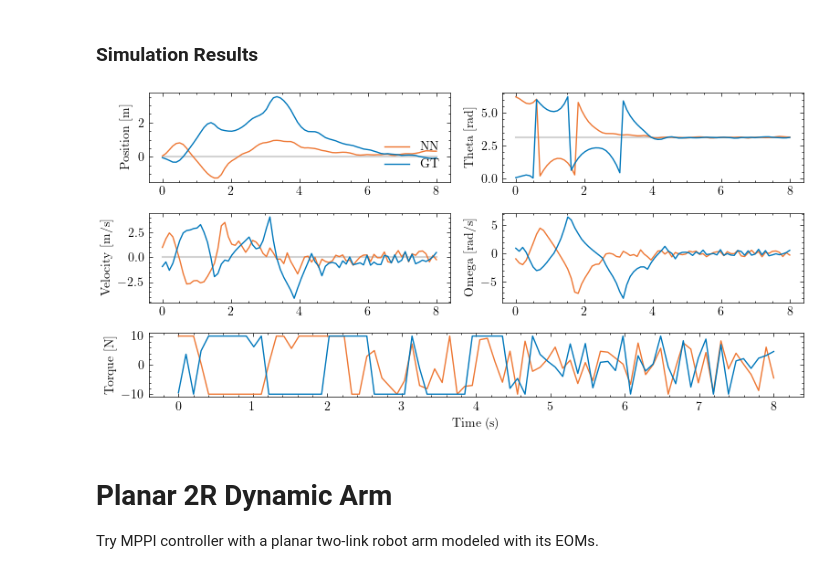
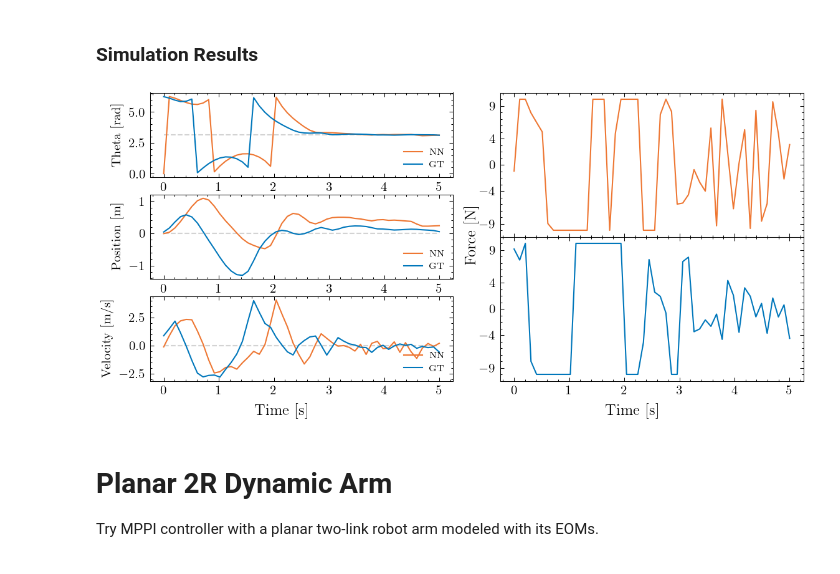
Before and after one commit to micahreich/mppi-neural-dynamics, a Jupyter notebook: control/MPPI_NNPlayground.ipynb, the cells around one changed output. Saved outputs shown, nothing was run; the diff lists cells and outputs as text; code cells hidden in the pictures.

```diff
--- a/control/MPPI_NNPlayground.ipynb
+++ b/control/MPPI_NNPlayground.ipynb
@@ -232,7 +221,7 @@ HORIZON_LENGTH=10
 EXPLORATION_COV=np.diag([10.0 ** 2])
 EXPLORATION_LAMBDA=2e3
 ALPHA_MU=0.1
-ALPHA_SIGMA=0.95
+ALPHA_SIGMA=0.985
 TERMINAL_COST=terminal_cost
 STATE_COST=state_cost
 CONTROL_RANGE={"min": cartpole.u_lo, "max": cartpole.u_hi}
@@ -273,11 +262,11 @@ Test the MPPI controller on a cartpole swing-up task using the neural network dy
 ### Simulation Definition
 # %%
 CARTPOLE_INITIAL_STATE = np.array([0.0, 0.0, np.radians(0.0), 0.0])
-CARTPOLE_SIMULATION_LENGTH = 8
+CARTPOLE_SIMULATION_LENGTH = 5
 
 nn_cartpole_env = Simulator(cartpole, controller=nn_cartpole_controller)
 nn_cartpole_states, nn_cartpole_controls, cartpole_time = nn_cartpole_env.run(simulation_length=CARTPOLE_SIMULATION_LENGTH, initial_state=CARTPOLE_INITIAL_STATE,
-                                                   controlled=True, timing=True)
+                                                   debug=False, controlled=True, timing=True)
 
 gt_cartpole_env = Simulator(cartpole, controller=gt_cartpole_controller)
 gt_cartpole_states, gt_cartpole_controls, cartpole_time = gt_cartpole_env.run(simulation_length=CARTPOLE_SIMULATION_LENGTH, initial_state=CARTPOLE_INITIAL_STATE,
@@ -288,46 +276,56 @@ gt_cartpole_states, gt_cartpole_controls, cartpole_time = gt_cartpole_env.run(si
 # %% [markdown]
 ### Simulation Results
 # %%
-# Plot the results
-fig, axd = plt.subplot_mosaic([['pos', 'theta'],
-                               ['vel', 'omega'],
-                               ['tau', 'tau']], figsize=(8, 4), layout="constrained",
-                               gridspec_kw={'height_ratios': [0.7, 0.7, 0.5]})
+fig3 = plt.figure(dpi=150, figsize=(7.5, 4))
+left_fig, right_fig = fig3.subfigures(1, 2)
 
-axd['pos'].plot(cartpole_time, [DESIRED_CARTPOS]*len(cartpole_time),
-                linewidth=1.5, color="lightgrey")
-axd['pos'].plot(cartpole_time, nn_cartpole_states[:, 0], linewidth=1, label="NN")
-axd['pos'].plot(cartpole_time, gt_cartpole_states[:, 0], linewidth=1, label="GT")
-axd['pos'].set(ylabel="Position [m]")
-axd['pos'].legend(loc="lower right")
+left_fig.supxlabel("Time [s]")
+right_fig.supxlabel("Time [s]")
 
-axd['vel'].plot(cartpole_time, [DESIRED_CARTVEL]*len(cartpole_time),
-                linewidth=1.5, color="lightgrey")
-axd['vel'].plot(cartpole_time, nn_cartpole_states[:, 1], linewidth=1, label="NN")
-axd['vel'].plot(cartpole_time, gt_cartpole_states[:, 1], linewidth=1, label="GT")
-axd['vel'].set(ylabel="Velocity [m/s]")
-
-axd['theta'].plot(cartpole_time, [DESIRED_THETA]*len(cartpole_time),
-                  linewidth=1.5, color="lightgrey")
-axd['theta'].plot(cartpole_time, nn_cartpole_states[:, 2], linewidth=1, label="NN")
-axd['theta'].plot(cartpole_time, gt_cartpole_states[:, 2], linewidth=1)
-axd['theta'].set(ylabel="Theta [rad]")
-
-axd['omega'].plot(cartpole_time, nn_cartpole_states[:, 3], linewidth=1, label="NN")
-axd['omega'].plot(cartpole_time, gt_cartpole_states[:, 3], linewidth=1)
-axd['omega'].set(ylabel="Omega [rad/s]")
+gsR = right_fig.add_gridspec(2, 1, hspace=0.0, wspace=0.5)
+right_fig.supylabel("Force [N]")
 
 
-axd['tau'].plot(cartpole_time, nn_cartpole_controls[:, 0], linewidth=1, label="NN")
-axd['tau'].plot(cartpole_time, gt_cartpole_controls[:, 0], linewidth=1)
-axd['tau'].set(ylabel="Torque [N]")
+left_fig.subplots_adjust(right=0.99)
 
-plt.xlabel("Time (s)")
-plt.tight_layout()
 
-fig.savefig("figs/gt_vs_nn_cartpole_swingup.png")
+axR_F_nn = right_fig.add_subplot(gsR[0, :])
+axR_F_gt = right_fig.add_subplot(gsR[1, :])
+
+axR_F_nn.plot(cartpole_time, nn_cartpole_controls[:, 0], linewidth=1, label="NN")
+axR_F_nn.set(yticks=[-9, -4, 0, 4, 9])
+
+axR_F_gt.plot(cartpole_time, gt_cartpole_controls[:, 0], linewidth=1, label="GT", color="#0077bb")
+axR_F_gt.set(yticks=[-9, -4, 0, 4, 9])
+
+ax_theta, ax_pos, ax_vel = left_fig.subplots(3, 1)
+
+ax_theta.plot(cartpole_time, [DESIRED_THETA]*len(cartpole_time), "--",
+                  linewidth=1, color="lightgrey")
+ax_theta.plot(cartpole_time, nn_cartpole_states[:, 2], linewidth=1, label="NN")
+ax_theta.plot(cartpole_time, gt_cartpole_states[:, 2], linewidth=1, label="GT")
+ax_theta.set(ylabel="Theta [rad]")
+ax_theta.legend(loc="lower right", fontsize="7")
+
+
+ax_pos.plot(cartpole_time, [DESIRED_CARTPOS]*len(cartpole_time), "--",
+                linewidth=1, color="lightgrey")
+ax_pos.plot(cartpole_time, nn_cartpole_states[:, 0], linewidth=1, label="NN")
+ax_pos.plot(cartpole_time, gt_cartpole_states[:, 0], linewidth=1, label="GT")
+ax_pos.set(ylabel="Position [m]")
+ax_pos.legend(loc="lower right", fontsize="7")
+
+
+ax_vel.plot(cartpole_time, [DESIRED_CARTVEL]*len(cartpole_time), "--",
+                linewidth=1, color="lightgrey")
+ax_vel.plot(cartpole_time, nn_cartpole_states[:, 1], linewidth=1, label="NN")
+ax_vel.plot(cartpole_time, gt_cartpole_states[:, 1], linewidth=1, label="GT")
+ax_vel.set(ylabel="Velocity [m/s]")
+ax_vel.legend(loc="lower right", fontsize="7")
+
+fig3.savefig("figs/gt_vs_nn_cartpole_swingup.png")
 # %% [output]
-[figure, old version]
+[figure, new version]
 # %% [markdown]
 # Planar 2R Dynamic Arm
 Try MPPI controller with a planar two-link robot arm modeled with its EOMs.
```
Also changed, not shown: parts of 20 cells of this notebook, 14 other files.
